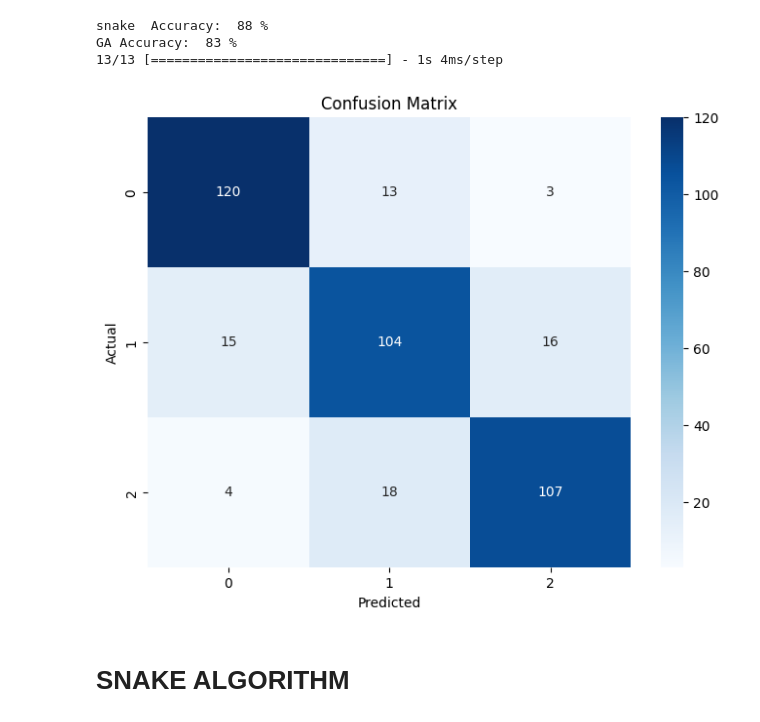
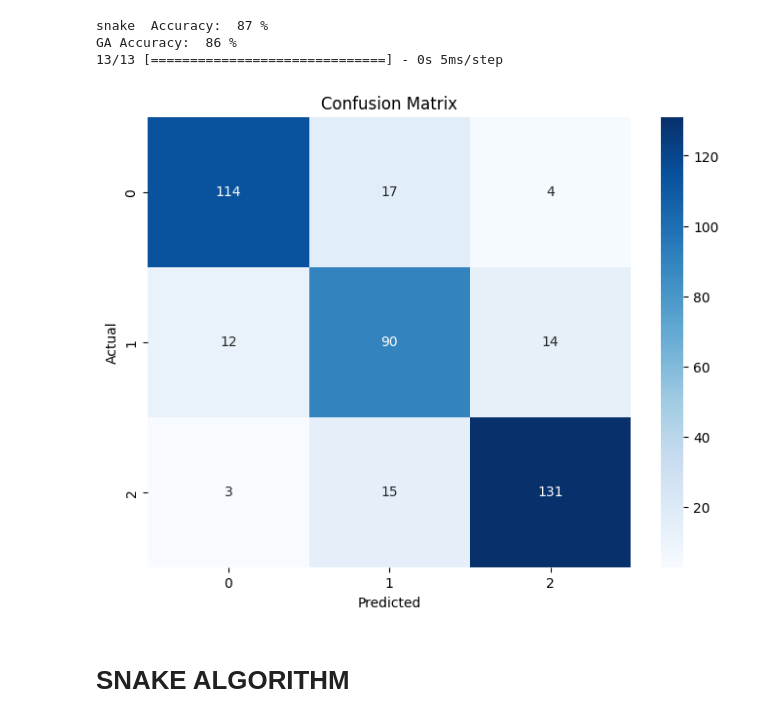
Before and after one commit to MetaluxTech/Cloud-Simulation-AI, a Jupyter notebook: AI_code/training/snake-lstm.ipynb, the cells around one changed output. Saved outputs shown, nothing was run; the diff lists cells and outputs as text; code cells hidden in the pictures.

```diff
--- a/AI_code/training/snake-lstm.ipynb
+++ b/AI_code/training/snake-lstm.ipynb
@@ -20,15 +22,5 @@ warnings.resetwarnings()
 # %%
-df = pd.read_csv('../dataset/dataset_2.csv')
-
-bool_columns = df.select_dtypes(include=bool).columns
-
-df = df.drop(columns=['StartTime','TaskID','DistanceFromDataCenter', 'DataCenterCpuCost', 'DataCenterRamCost',
-                      'DataCenterStorageCost', 'DataCenterBwCost', 'DataCenterTotalLoad',
-                      'NetworkDelay', 'CET', 'ObjectiveFunction'])
-# Convert boolean columns to integers (True -> 1, False -> 0)
-df[bool_columns] = df[bool_columns].astype(int)
-
-# Print the modified DataFrame
+df = pd.read_csv('../dataset/distance_dataset.csv')
 
 X = df.drop('DataCenterID', axis=1)  # Features
 y = df['DataCenterID']-3  # Label
@@ -102,29 +115,28 @@ Epoch 100/100
 # %%
-accuracy = max(hist.history["accuracy"])
 print("snake  Accuracy: ",int(snake_accuracy* 100) ,'%')
 print("GA Accuracy: ",int(ga_accuracy* 100) ,'%')
 
 
 y_pred = model.predict(X_test)
 y_pred_classes = np.argmax(y_pred, axis=1)
 
 
 
 # Create a confusion matrix
 cm = confusion_matrix(y_test, y_pred_classes)
 
 # Create a colorful confusion matrix using seaborn
 plt.figure(figsize=(8, 6))
 sns.heatmap(cm, annot=True, fmt='g', cmap='Blues', xticklabels=np.unique(y_test), yticklabels=np.unique(y_test))
 plt.title('Confusion Matrix')
 plt.xlabel('Predicted')
 plt.ylabel('Actual')
 plt.show()
 # %% [output]
-snake  Accuracy:  88 %
-GA Accuracy:  83 %
-13/13 [==============================] - 1s 4ms/step
+snake  Accuracy:  87 %
+GA Accuracy:  86 %
+13/13 [==============================] - 0s 5ms/step
-[figure, old version]
+[figure, new version]
 # %%
 # model.save('../models/ga_snake**.keras')
 # %% [markdown]
```
Also changed, not shown: parts of 8 cells of this notebook, 11 other files.
